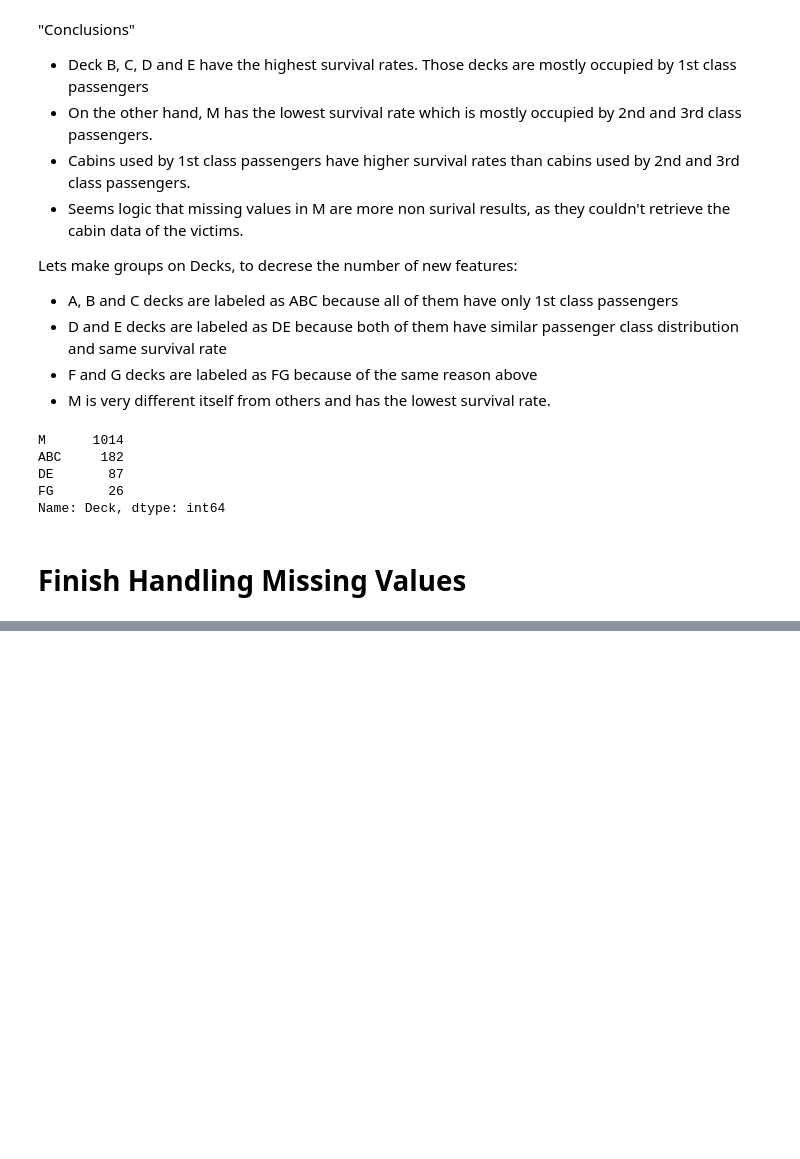
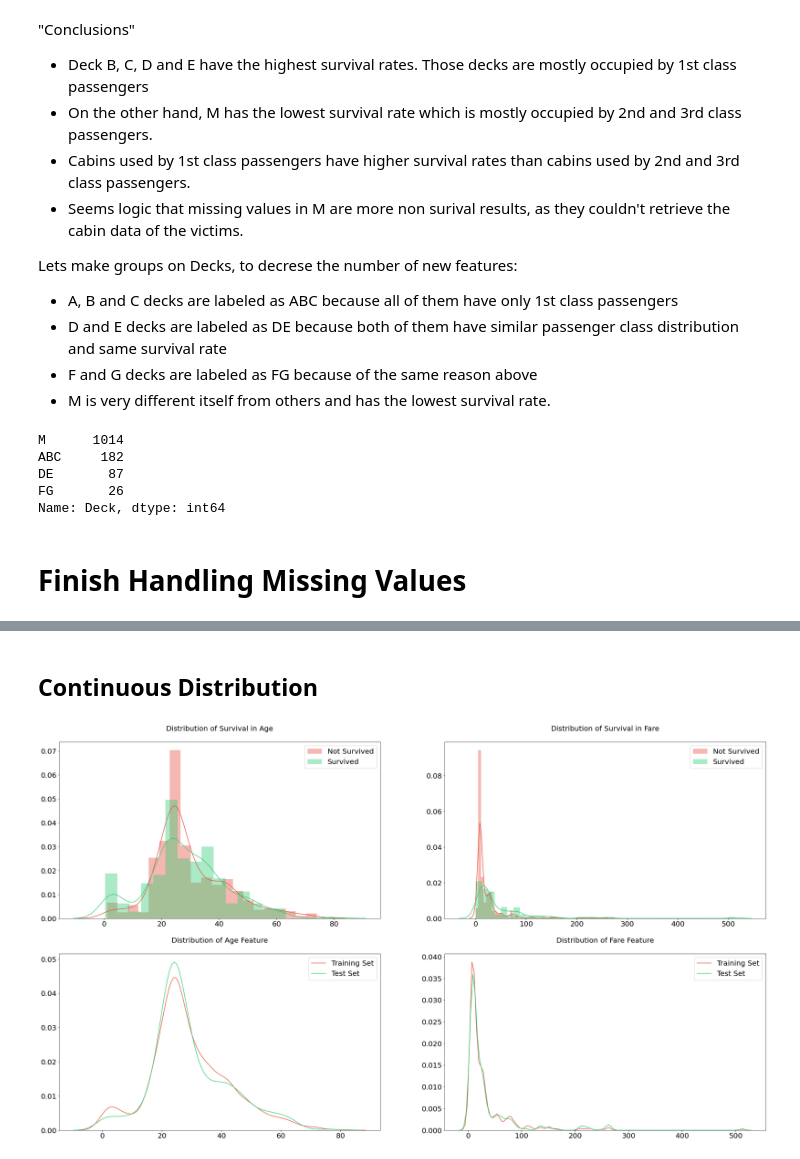
Before and after one commit to jtavara23/Titanic_survivor_prediction, a Jupyter notebook: main.ipynb, the cells around one changed output, grey strips where cells are left out. Cells and saved outputs as stored; diff of their text form; code cells hidden in the pictures; blank space fills up the shorter version.

```diff
--- a/main.ipynb
+++ b/main.ipynb
@@ -548,0 +701,32 @@ dtype: int64
+# %% [markdown]
+## Continuous Distribution
+# %%
+fig, axs = plt.subplots(ncols=2, nrows=2, figsize=(20, 20))
+plt.subplots_adjust(right=1.5)
+
+for i, feature in enumerate(cont_features):
+    # Distribution of survival in feature
+    sns.distplot(df_train[~surv][feature], label='Not Survived', hist=True, color='#e74c3c', ax=axs[0][i])
+    sns.distplot(df_train[surv][feature], label='Survived', hist=True, color='#2ecc71', ax=axs[0][i])
+
+    # Distribution of feature in dataset
+    sns.distplot(df_train[feature], label='Training Set', hist=False, color='#e74c3c', ax=axs[1][i])
+    sns.distplot(df_test[feature], label='Test Set', hist=False, color='#2ecc71', ax=axs[1][i])
+
+    axs[0][i].set_xlabel('')
+    axs[1][i].set_xlabel('')
+
+    for j in range(2):
+        axs[i][j].tick_params(axis='x', labelsize=20)
+        axs[i][j].tick_params(axis='y', labelsize=20)
+
+    axs[0][i].legend(loc='upper right', prop={'size': 20})
+    axs[1][i].legend(loc='upper right', prop={'size': 20})
+    axs[0][i].set_title('Distribution of Survival in {}'.format(feature), size=20, y=1.05)
+
+axs[1][0].set_title('Distribution of {} Feature'.format('Age'), size=20, y=1.05)
+axs[1][1].set_title('Distribution of {} Feature'.format('Fare'), size=20, y=1.05)
+
+plt.show()
+# %% [output]
+[figure, added]
```
Also changed, not shown: parts of 16 cells of this notebook.
